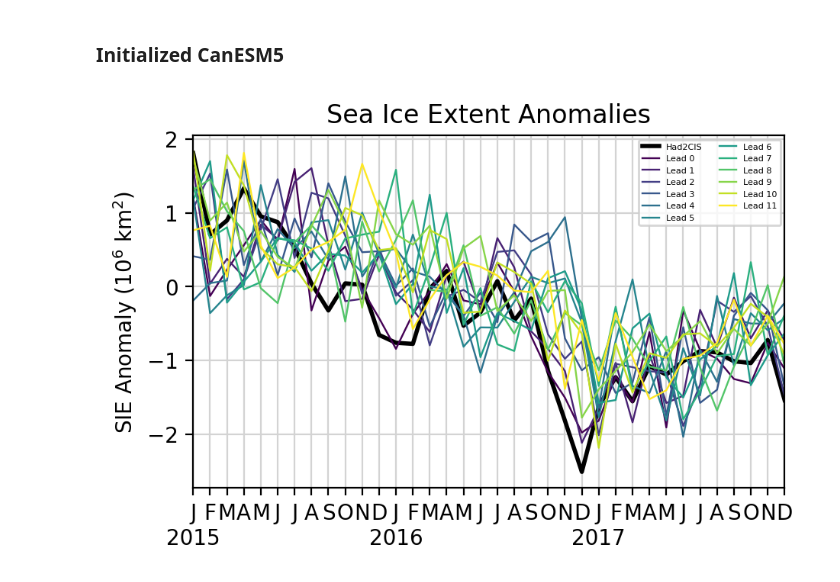
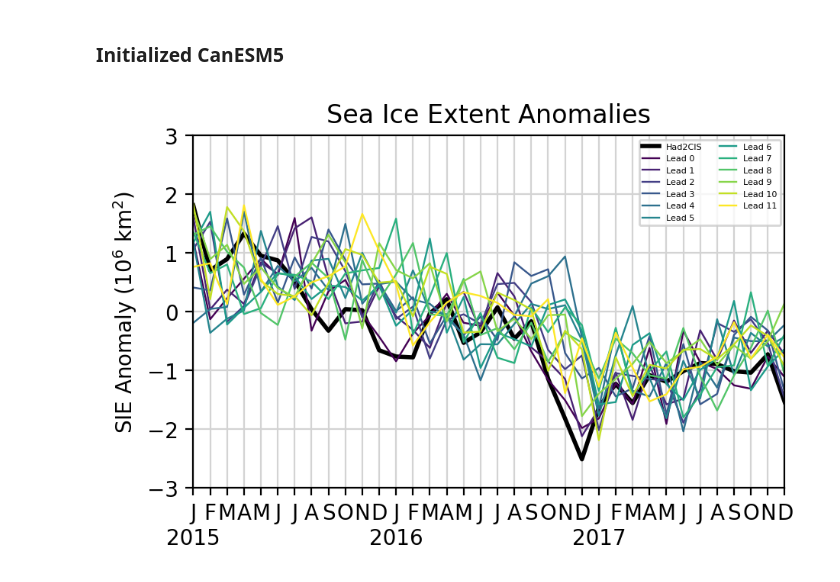
Before and after one commit to bobby-payne/icepack, a Jupyter notebook: Timeseries Plots.ipynb, the cells around one changed output. Cells and saved outputs as stored; diff of their text form; code cells hidden in the pictures.

```diff
--- a/Timeseries Plots.ipynb
+++ b/Timeseries Plots.ipynb
@@ -241,28 +244,29 @@ plt.show()
 # %%
 fix,ax=plt.subplots(1,1,figsize=(5,3),dpi=200)
 
 # The data to be plotted, the years over which to plot, labels for legend, etc.
 y0,y1 = [2015,2017]
 colors = cm.viridis(np.linspace(0,1,12))
 labels = ['Had2CIS','Lead 0','Lead 1','Lead 2','Lead 3','Lead 4','Lead 5','Lead 6','Lead 7','Lead 8','Lead 9','Lead 10','Lead 11']
 
 # Plot the data
 sie_anom_Had2CIS.where((sie_anom_Had2CIS['time.year']>=y0) & (sie_anom_Had2CIS['time.year']<=y1),drop=True).to_dataframe().plot.line(ax=ax,legend=False,linewidth=2,color='black')
 for i,data in enumerate(sie_anom_CanESM5_init):
     data.where((data['time.year']>=y0) & (data['time.year']<=y1),drop=True).to_dataframe().plot.line(ax=ax,legend=False,linewidth=.85,color=colors[i])
 
 # Other details of the plots
 xlabels = monthletters*(y1-y0+1)
 for i,yr in enumerate(np.arange(y0,y1+1,1)):
     xlabels[12*i] += f'\n{yr}'
 ax.set_xlim(np.datetime64(f"{y0}-01"),np.datetime64(f"{y1}-12"))
 ax.set_xticks(np.arange(np.datetime64(f"{y0}-01"),np.datetime64(f"{y1+1}-01"),np.timedelta64(1,"M")))
 ax.set_xticklabels(xlabels)
 ax.set_xlabel(None)
 ax.set_ylabel(r"SIE Anomaly ($10^6\ \mathrm{km}^2$)")
+ax.set_ylim(-3,3)
 ax.set_title("Sea Ice Extent Anomalies")
 ax.grid(color='lightgrey')
 ax.legend(labels,ncols=2,fontsize=4)
 plt.show()
 # %% [output]
-[figure, old version]
+[figure, new version]
```
Also changed, not shown: parts of 4 cells of this notebook.
